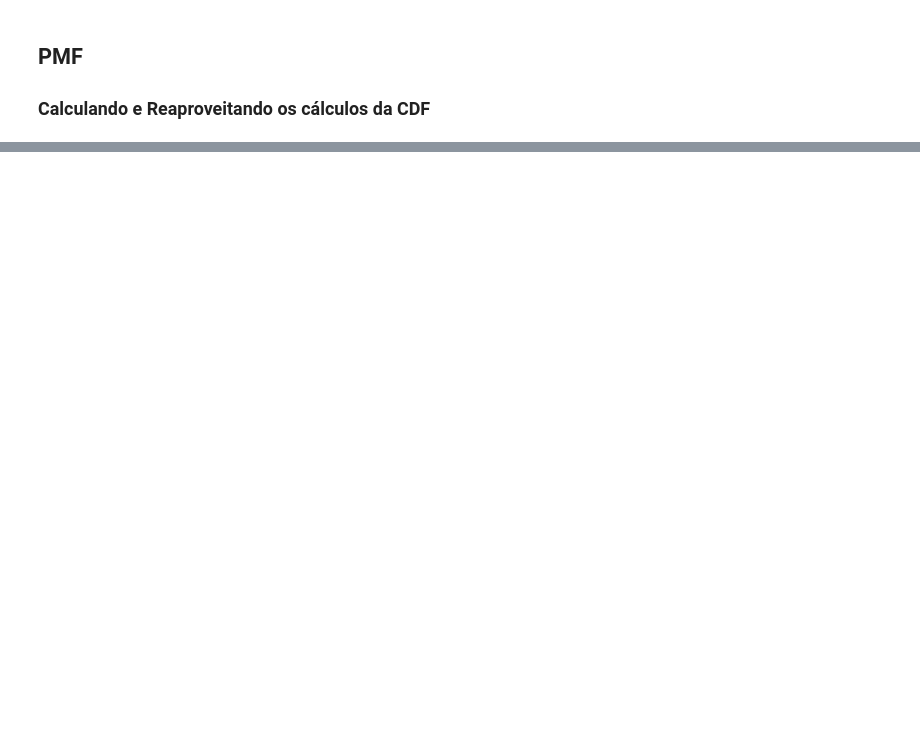
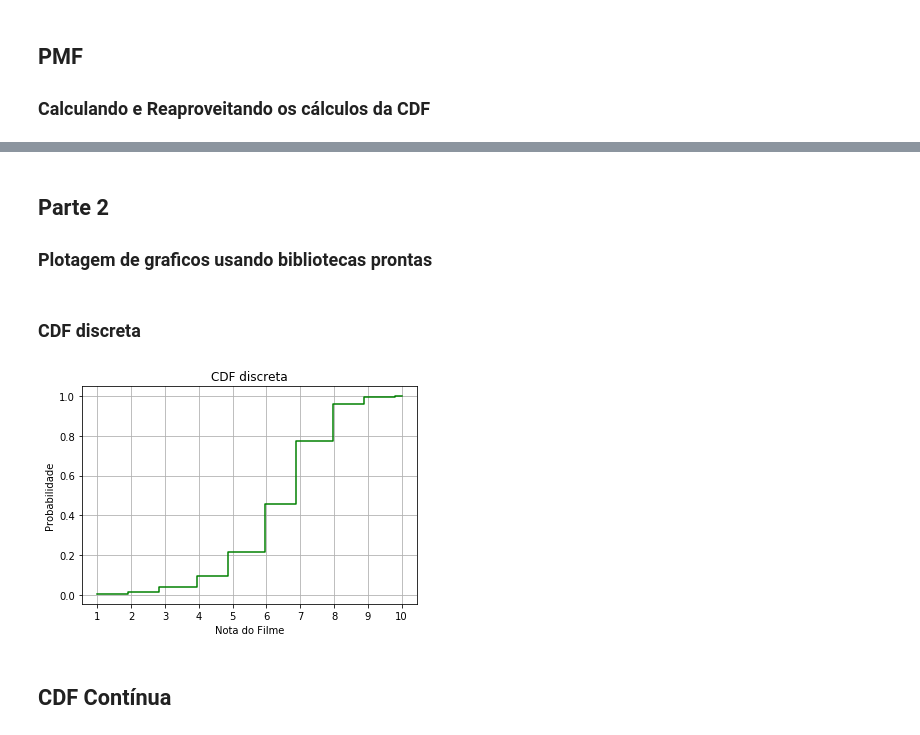
Before and after one commit to ArtFicer/PGCC-MQ, a Jupyter notebook: MQ01.ipynb, the cells around one changed output, grey strips where cells are left out. Cells and saved outputs as stored; diff of their text form; code cells hidden in the pictures; blank space fills up the shorter version.

```diff
--- a/MQ01.ipynb
+++ b/MQ01.ipynb
@@ -234,0 +235,26 @@ PDF por nota
+# %% [markdown]
+## Parte 2
+### Plotagem de graficos usando bibliotecas prontas
+# %% [markdown]
+### CDF discreta
+# %%
+"""CDF discreta"""
+import statsmodels.api as sm
+import numpy as np
+import matplotlib.pyplot as plt
+from statsmodels.distributions.empirical_distribution import ECDF
+sample = Xd
+ecdf=ECDF(sample)
+x = np.linspace(min(sample), max(sample))
+y = ecdf(x)
+plt.xlabel('Nota do Filme')
+plt.ylabel('Probabilidade')
+plt.title('CDF discreta')
+plt.xticks(eixoXD)
+plt.step(x,y,color='g')
+plt.grid(True)
+plt.show()
+# %% [output]
+[figure, added]
+# %% [markdown]
+## CDF Contínua
```
Also changed, not shown: parts of 12 cells of this notebook.
